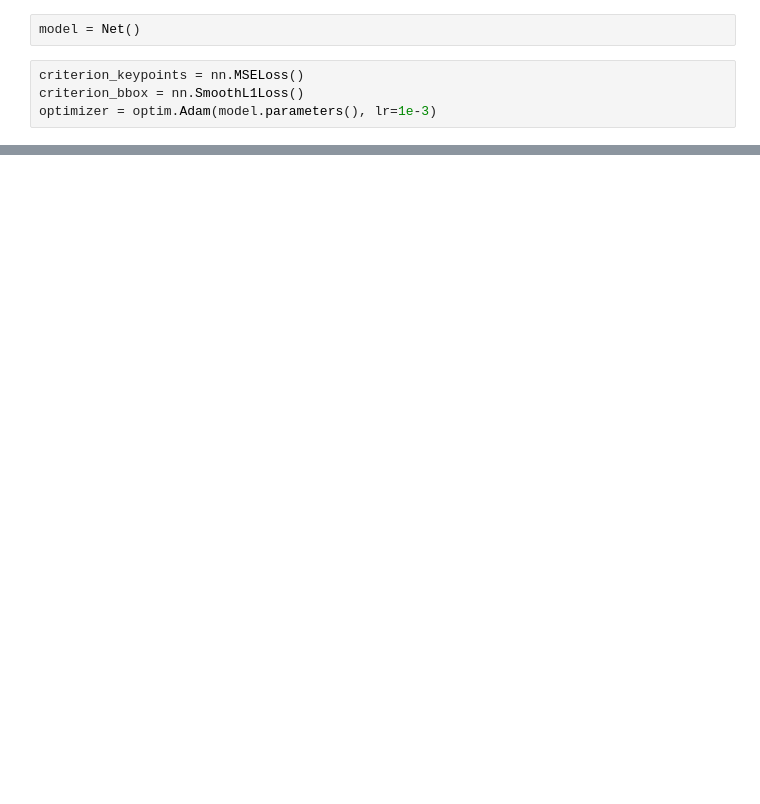
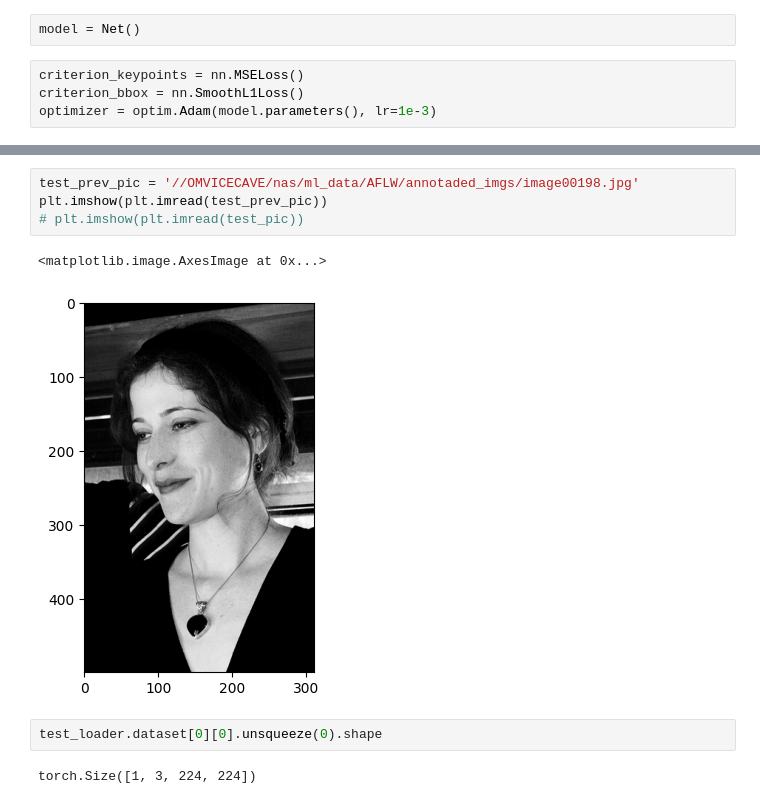
Before and after one commit to Zeepat/face-keypoint-detection, a Jupyter notebook: train.ipynb, the cells around one changed output, grey strips where cells are left out. Cells and saved outputs as stored; diff of their text form; blank space fills up the shorter version.

```diff
--- a/train.ipynb
+++ b/train.ipynb
@@ -57,0 +125,11 @@ Epoch 12/50 | Train Loss: 138686.5334 | Val Loss: 151413.1457
+# %%
+test_prev_pic = '//OMVICECAVE/nas/ml_data/AFLW/annotaded_imgs/image00198.jpg'
+plt.imshow(plt.imread(test_prev_pic))
+# plt.imshow(plt.imread(test_pic))
+# %% [output]
+<matplotlib.image.AxesImage at 0x...>
+[figure, added]
+# %%
+test_loader.dataset[0][0].unsqueeze(0).shape
+# %% [output]
+torch.Size([1, 3, 224, 224])
```
Also changed, not shown: parts of 13 cells of this notebook, 4 other files.
